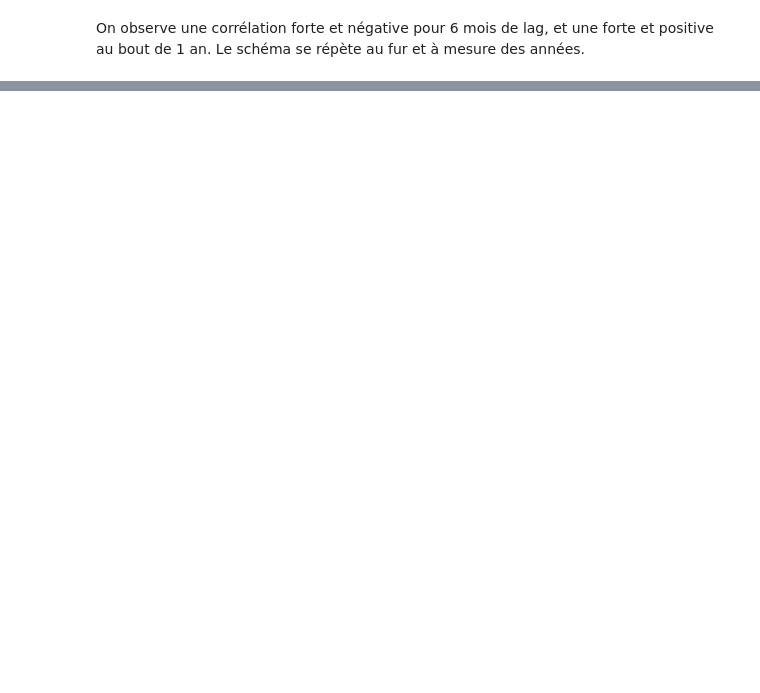
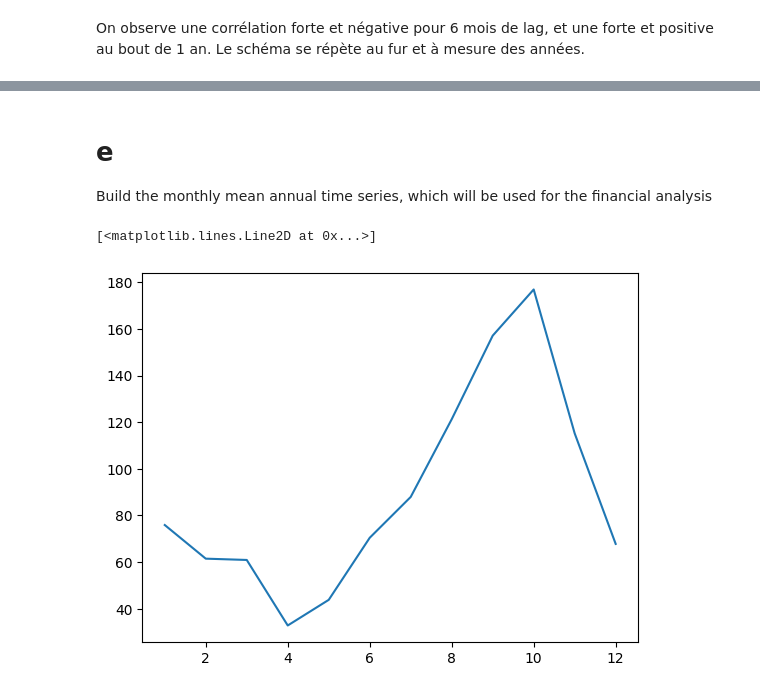
Before and after one commit to Margaux-Ccd/WREM_dam, a Jupyter notebook: data_analysis.ipynb, the cells around one changed output, grey strips where cells are left out. Saved outputs shown, nothing was run; the diff lists cells and outputs as text; code cells hidden in the pictures; blank space fills up the shorter version.

```diff
--- a/data_analysis.ipynb
+++ b/data_analysis.ipynb
@@ -301,0 +361,11 @@ Dis_max
+# %% [markdown]
+# e
+Build the monthly mean annual time series, which will be used for the financial analysis
+# %%
+# Group by day of the year and calculate the mean
+daily_mean_annual_avg = Discharge.groupby(Discharge.index.month).mean()
+
+plt.plot(daily_mean_annual_avg['S1'])
+# %% [output]
+[<matplotlib.lines.Line2D at 0x...>]
+[figure, added]
```
Also changed, not shown: parts of 18 cells of this notebook, 3 other files.
